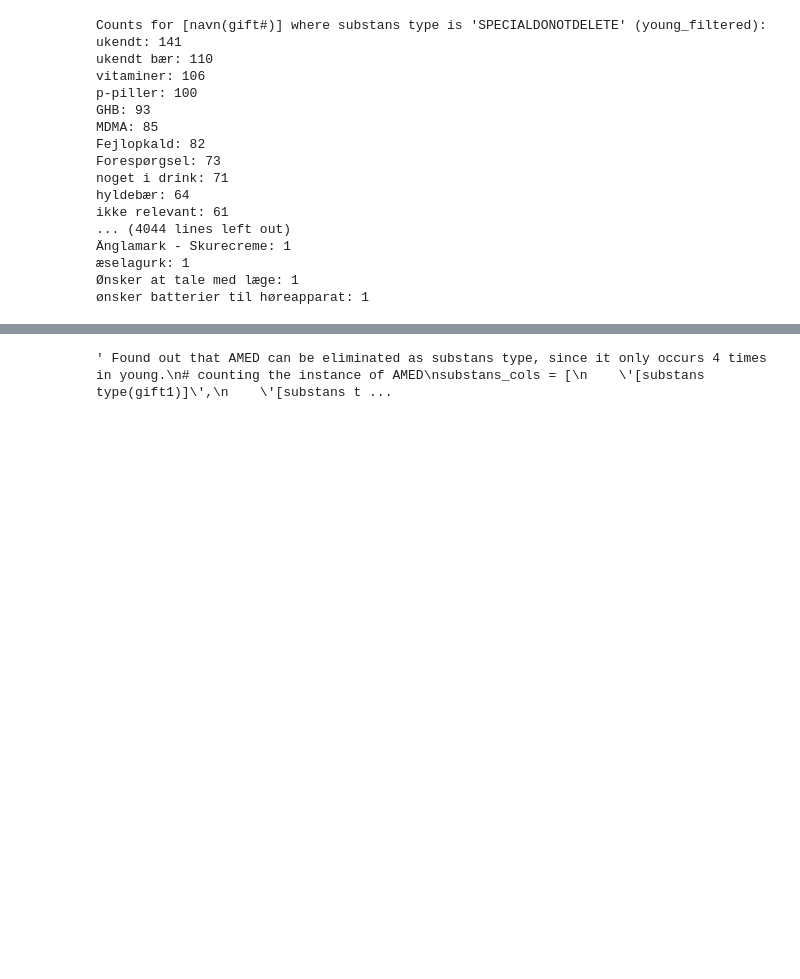
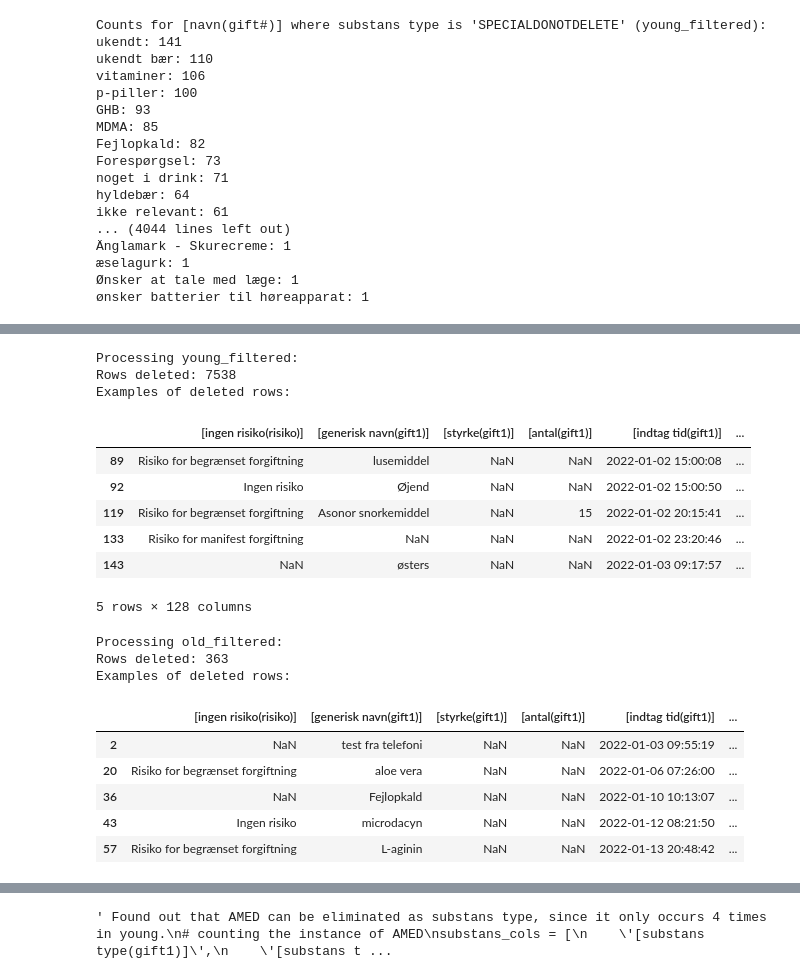
Before and after one commit to dana-mae/medical-poisoning, a Jupyter notebook: poisoning elimination.ipynb, the cells around one changed output, grey strips where cells are left out. Cells and saved outputs as stored; diff of their text form; code cells hidden in the pictures; blank space fills up the shorter version.

Commit message:
Specialdonotdelete to MED

```diff
--- a/poisoning elimination.ipynb
+++ b/poisoning elimination.ipynb
@@ -776,0 +700,80 @@ Total 0 rows deleted.
+# %%
+"Removing SPECIALDONOTDELETE rows that are not medicine, changing the substans type to MED"
+import pandas as pd
+from IPython.display import display  # use display() for better formatting in notebooks
+
+# Prepare your medicine set for fast lookup
+medicine_set = set([m.lower().strip() for m in known_medicines])
+
+def clean_specialdonotdelete_rows(df, medicine_set, show_examples=5):
+    df = df.copy()  # avoid mutating the input frame
+    deleted_indices = set()
+
+    # Track which rows have had 'SPECIALDONOTDELETE' but not matched a medicine
+    for i in range(1, 16):
+        subst_col = f'[substans type(gift{i})]'
+        navn_col = f'[navn(gift{i})]'
+
+        mask_special = df[subst_col].astype(str).str.lower() == 'specialdonotdelete'
+        navn_vals = df.loc[mask_special, navn_col].astype(str).str.strip().str.lower()
+
+        # Where navn is a recognized medicine
+        is_medicine = navn_vals.isin(medicine_set)
+        idx_special = df.loc[mask_special].index
+
+        # 1. Change to MED where navn is in medicine_set
+        med_indices = idx_special[is_medicine]
+        df.loc[med_indices, subst_col] = 'MED'
+
+        # 2. Else: collect indices for deletion
+        not_med_indices = idx_special[~is_medicine]
+        deleted_indices.update(not_med_indices)
+
+    # Final result: drop all those rows (if any)
+    if deleted_indices:
+        deleted_indices = list(sorted(deleted_indices))
+        deleted_df = df.loc[deleted_indices].copy()
+        remaining_df = df.drop(deleted_indices).copy()
+    else:
+        deleted_df = pd.DataFrame(columns=df.columns)
+        remaining_df = df.copy()
+
+    # Report
+    print(f"Rows deleted: {len(deleted_df)}")
+    if len(deleted_df):
+        print("Examples of deleted rows:")
+        display(deleted_df.head(show_examples))
+    else:
+        print("No rows deleted.")
+
+    return remaining_df, deleted_df
+
+# Usage:
+print("Processing young_filtered:")
+young_cleaned, young_deleted = clean_specialdonotdelete_rows(young_filtered, medicine_set)
+
+print("\nProcessing old_filtered:")
+old_cleaned, old_deleted = clean_specialdonotdelete_rows(old_filtered, medicine_set)
+
+# Results in: young_cleaned, old_cleaned as your new processed DataFrames
+# and young_deleted, old_deleted as your deletions, with display output
+# %% [output]
+Processing young_filtered:
+Rows deleted: 7538
+Examples of deleted rows:
+|  | [ingen risiko(risiko)] | [generisk navn(gift1)] | [styrke(gift1)] | [antal(gift1)] | [indtag tid(gift1)] | ... |
+| 89 | Risiko for begrænset forgiftning | lusemiddel | NaN | NaN | 2022-01-02 15:00:08 | ... |
+| 92 | Ingen risiko | Øjend | NaN | NaN | 2022-01-02 15:00:50 | ... |
+| 119 | Risiko for begrænset forgiftning | Asonor snorkemiddel | NaN | 15 | 2022-01-02 20:15:41 | ... |
+| 133 | Risiko for manifest forgiftning | NaN | NaN | NaN | 2022-01-02 23:20:46 | ... |
+| 143 | NaN | østers | NaN | NaN | 2022-01-03 09:17:57 | ... |
+5 rows × 128 columns
+Processing old_filtered:
+Rows deleted: 363
+Examples of deleted rows:
+|  | [ingen risiko(risiko)] | [generisk navn(gift1)] | [styrke(gift1)] | [antal(gift1)] | [indtag tid(gift1)] | ... |
+| 2 | NaN | test fra telefoni | NaN | NaN | 2022-01-03 09:55:19 | ... |
+| 20 | Risiko for begrænset forgiftning | aloe vera | NaN | NaN | 2022-01-06 07:26:00 | ... |
+| 36 | NaN | Fejlopkald | NaN | NaN | 2022-01-10 10:13:07 | ... |
+| 43 | Ingen risiko | microdacyn | NaN | NaN | 2022-01-12 08:21:50 | ... |
+| 57 | Risiko for begrænset forgiftning | L-aginin | NaN | NaN | 2022-01-13 20:48:42 | ... |
```
Also changed, not shown: parts of 3 cells of this notebook.
